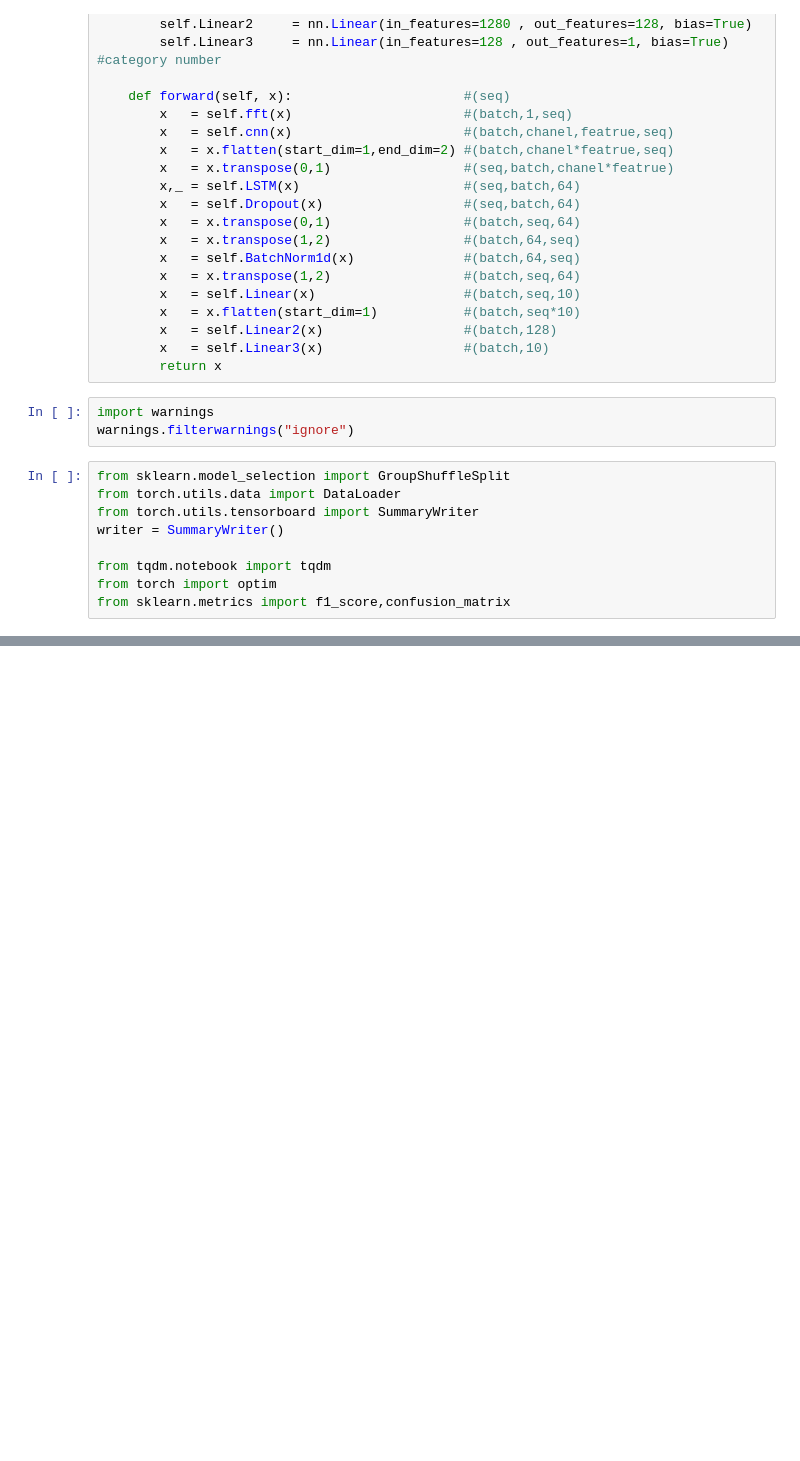
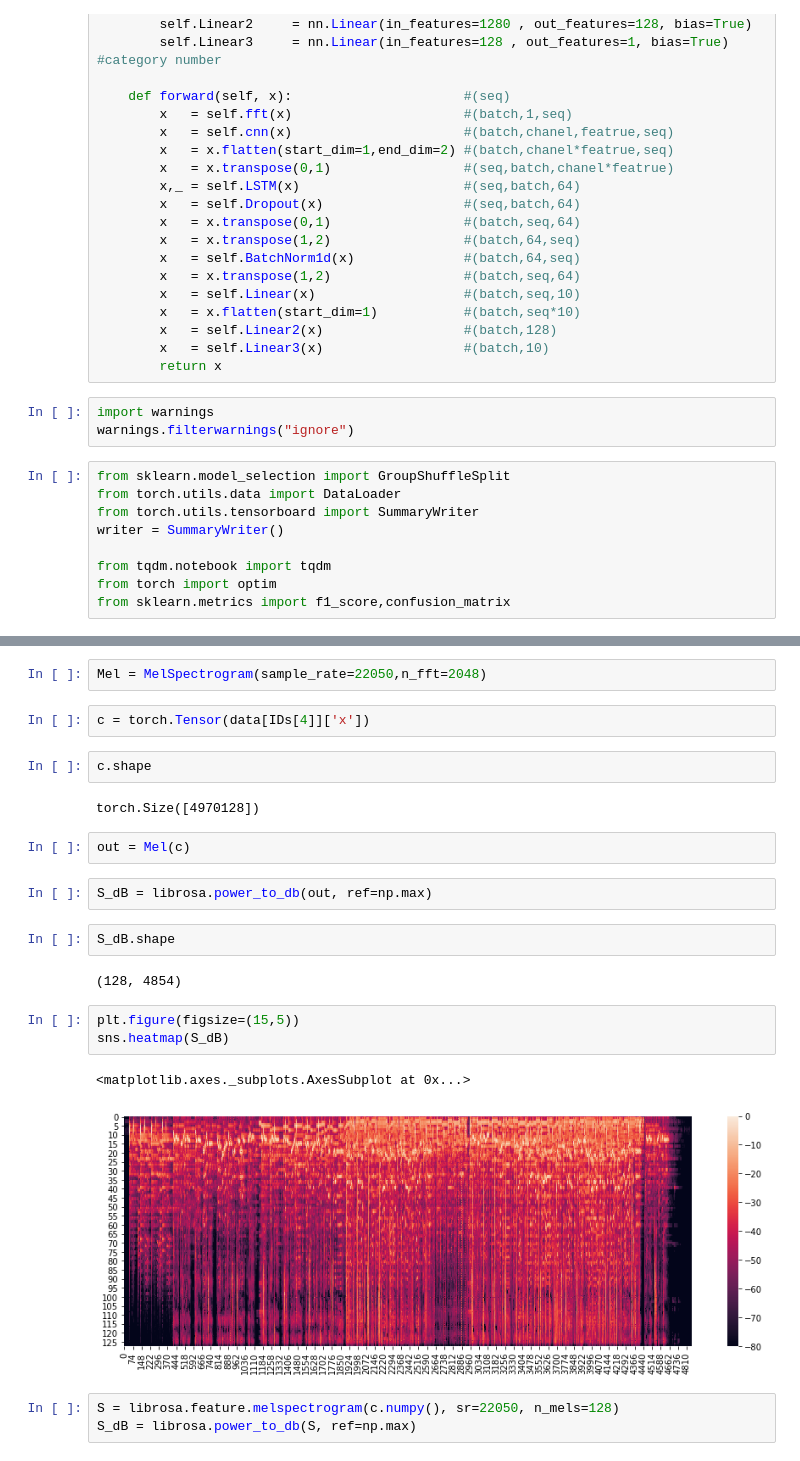
Before and after one commit to sungbohsun/MSDL, a Jupyter notebook: Untitled.ipynb, the cells around one changed output, grey strips where cells are left out. Cells and saved outputs as stored; diff of their text form; blank space fills up the shorter version.

```diff
--- a/Untitled.ipynb
+++ b/Untitled.ipynb
@@ -233,0 +312,25 @@ KeyboardInterrupt:
+# %%
+Mel = MelSpectrogram(sample_rate=22050,n_fft=2048)
+# %%
+c = torch.Tensor(data[IDs[4]]['x'])
+# %%
+c.shape
+# %% [output]
+torch.Size([4970128])
+# %%
+out = Mel(c)
+# %%
+S_dB = librosa.power_to_db(out, ref=np.max)
+# %%
+S_dB.shape
+# %% [output]
+(128, 4854)
+# %%
+plt.figure(figsize=(15,5))
+sns.heatmap(S_dB)
+# %% [output]
+<matplotlib.axes._subplots.AxesSubplot at 0x...>
+[figure, added]
+# %%
+S = librosa.feature.melspectrogram(c.numpy(), sr=22050, n_mels=128)
+S_dB = librosa.power_to_db(S, ref=np.max)
```
Also changed, not shown: parts of 22 cells of this notebook, 9 other files.
